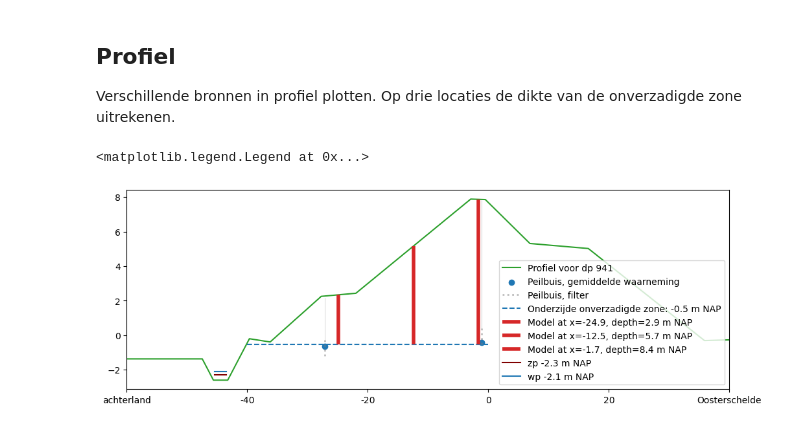
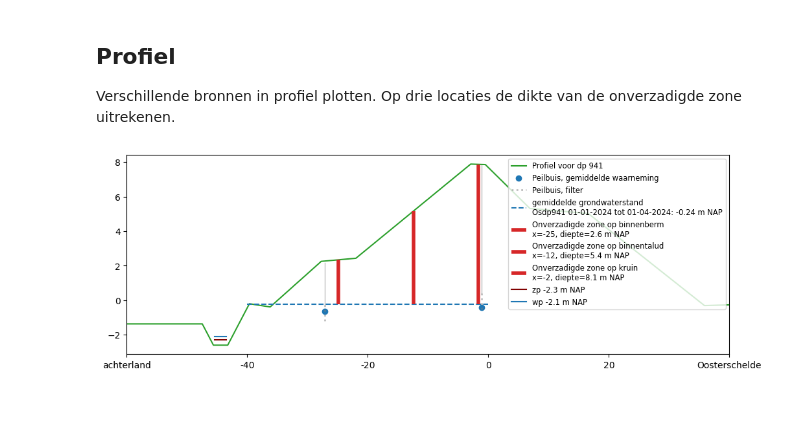
Before and after one commit to scheldestromen/voorverkenning, a Jupyter notebook: notebooks/levee_munsflow_kinematic_wave.ipynb, the cells around one changed output. Drawn from its saved outputs; the diff is of its cells as text; code cells hidden in the pictures.

```diff
--- a/notebooks/levee_munsflow_kinematic_wave.ipynb
+++ b/notebooks/levee_munsflow_kinematic_wave.ipynb
@@ -448,0 +463,19 @@ bottom_unsat = obs_gws_dp.stats.mean_in_period().mean()
+# %%
+fig, axes = lmkw.plot_pb_precip(
+        obs_gws_dp,
+        precip_df,
+        df_doodtij=df_doodtij,
+        start=start,
+        end=end,
+)
+period_unsat = [pd.Timestamp('2024-01-01'), pd.Timestamp('2024-04-01')]
+avg_obs = obs_gws_dp.stats.mean_in_period(period_unsat[0], period_unsat[1]).mean()
+label_unsat = (
+        f"gemiddelde grondwaterstand "
+        f"{'/'.join(map(str, obs_gws_dp.region.unique()))}"
+        f"dp{'/'.join(map(lambda v: str(int(v)), obs_gws_dp.dp.unique()))} "
+        f"{period_unsat[0].strftime('%d-%m-%Y')} tot {period_unsat[1].strftime('%d-%m-%Y')}"
+)
+print(label_unsat)
+axes[0].plot(period_unsat, [avg_obs]*2, color='green', linestyle=':', label=label_unsat)
+axes[0].legend(fontsize='small', loc='upper left')
@@ -463,44 +500,62 @@ ax.plot(x_vals, y_vals, color='tab:green', label=f'Profiel voor dp {dp}')
 for index, row in obs_gws_dp.iterrows():
     ax.scatter(row.distance_to_ref, row.obs[col_gwl].mean(), color='tab:blue', label=f'Peilbuis, gemiddelde waarneming')
     ax.plot([row.distance_to_ref]*2, [row.screen_top, row.screen_bottom], color='tab:gray', ls=':', lw=2, alpha=0.5, label=f'Peilbuis, filter')
-    ax.plot([row.distance_to_ref]*2, [row.tube_top, row.screen_top], color='tab:gray', ls='-', lw=0.5, alpha=0.5, label=f'_Peilbuis, filter')
+    ax.plot([row.distance_to_ref]*2, [row.tube_top, row.screen_top], color='tab:gray', ls='-', lw=1, alpha=0.5, label=f'_Peilbuis, filter')
 
 # onverzadigde zone
 x_unsat = [-40, 0]
-ax.plot(x_unsat, [bottom_unsat]*2, color='tab:blue', ls='--', label=f'Onderzijde onverzadigde zone: {bottom_unsat:.1f} m NAP')
+ax.plot(x_unsat, [avg_obs]*2, color='tab:blue', ls='--', label=f"{label_unsat.replace('stand ', 'stand\n')}: {avg_obs:.2f} m NAP")
 
 # diktes berekenen
 x_model = [
     df_profiles.loc[df_profiles['dp'] == closest_dp_profile, ['xberm.1a', 'xberm.1b']].iloc[0].mean(),
     df_profiles.loc[df_profiles['dp'] == closest_dp_profile, ['xberm.1b', 'xkruin.1']].iloc[0].mean(),
     df_profiles.loc[df_profiles['dp'] == closest_dp_profile, ['xkruin.1', 'xkruin.2']].iloc[0].mean()
     ]
+position = ['binnenberm', 'binnentalud', 'kruin']
+groundlevel = []
+bottom_unsat = []
+depth_unsat = []
 
-for x in x_model:
-    y_model = np.interp(x, x_vals, y_vals)
-    ax.plot([x]*2, [bottom_unsat, y_model], color='tab:red', lw=4,
+for x, pos in zip(x_model, position):
+    groundlevel.append(np.interp(x, x_vals, y_vals))
+    bottom_unsat.append(avg_obs)
+    depth_unsat.append(groundlevel[-1] - bottom_unsat[-1])
+    ax.plot([x]*2, [bottom_unsat[-1], groundlevel[-1]], color='tab:red', lw=4,
             solid_capstyle='butt',
-            label=f'Model at x={x:.1f}, depth={y_model-bottom_unsat:.1f} m NAP')
+            label=f'Onverzadigde zone op {pos}\nx={x:.0f}, diepte={depth_unsat[-1]:.1f} m NAP')
 
 # waterpeilen
 mid_teensloot = df_profiles.loc[df_profiles['dp'] == closest_dp_profile, ['xsloot.1c', 'xsloot.1d']].iloc[0].mean()
 x_teensloot = [mid_teensloot - 1, mid_teensloot + 1]
 ax.plot(x_teensloot, [zp]*2, color='maroon', label=f'zp {zp} m NAP')
 ax.plot(x_teensloot, [wp]*2, color='tab:blue', label=f'wp {wp} m NAP')
 
 # layout
 ax.set_xlim(-60, 40)
 ax.set_xticks(ax.get_xticks().tolist())
 ax.set_xticklabels(['achterland' if i == ax.get_xticks().tolist()[0] else 'Oosterschelde' if i == ax.get_xticks().tolist()[-1] else str(int(i)) for i in ax.get_xticks().tolist()])
 
 # legenda
 handles, labels = ax.get_legend_handles_labels()
 unique = {}
 for h, l in zip(handles, labels):
     if l and l != "_nolegend_" and l not in unique:
         unique[l] = h
 
-ax.legend(unique.values(), unique.keys())
+ax.legend(unique.values(), unique.keys(), fontsize='small', loc='upper right')
+
+df_unsat = pd.DataFrame({
+    'x': np.array(x_model).round(0),
+    'groundlevel': np.array(groundlevel).round(1),
+    'bottom_unsat': np.array(bottom_unsat).round(1),
+    'depth_unsat': np.array(depth_unsat).round(1),
+    'position': position,
+    'lithology': None,
+    'staring_code': None,
+    'remark': None,
+    'depth_top_clay': None,
+    'depth_model': None,
+})
 # %% [output]
-<matplotlib.legend.Legend at 0x...>
-[figure, old version]
+[figure, new version]
```
Also changed, not shown: parts of 10 cells of this notebook, 3 other files.
